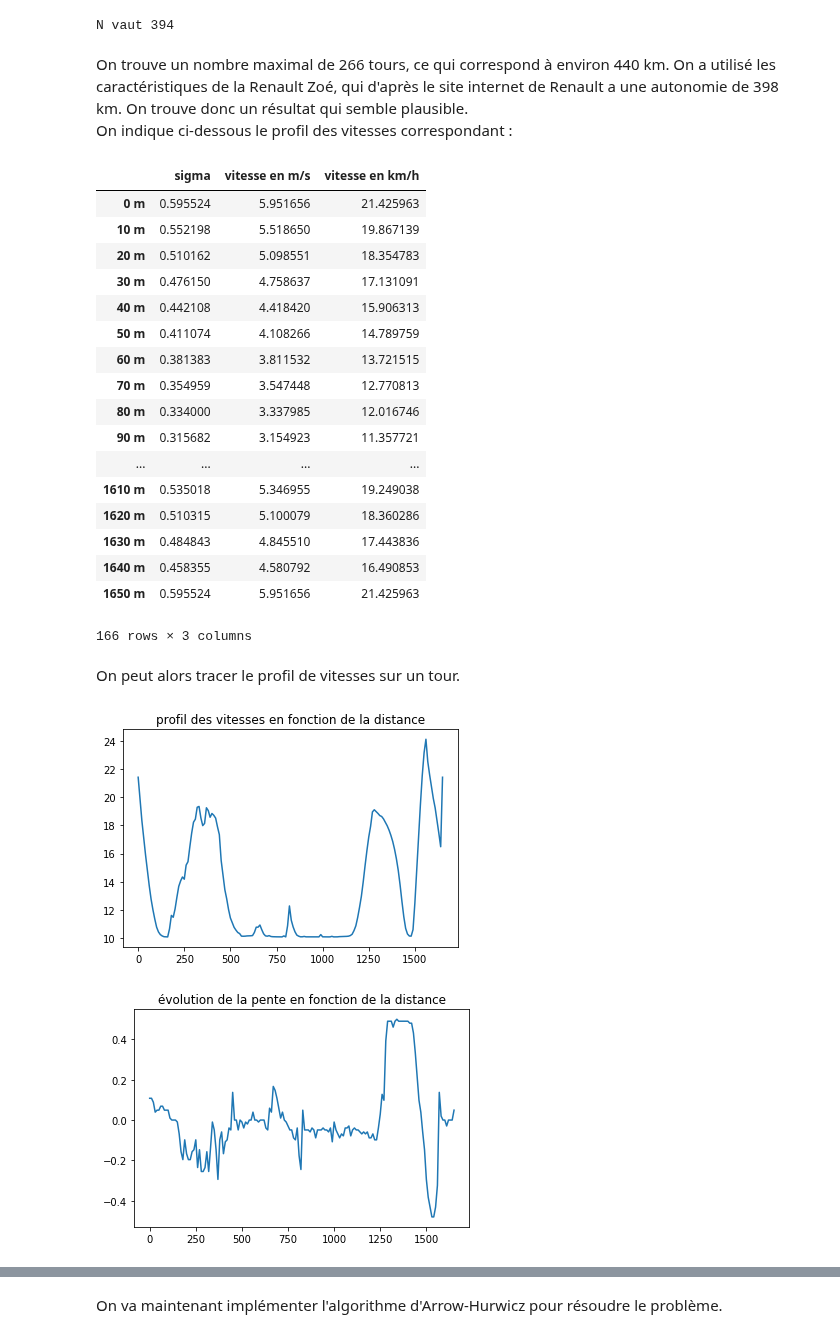
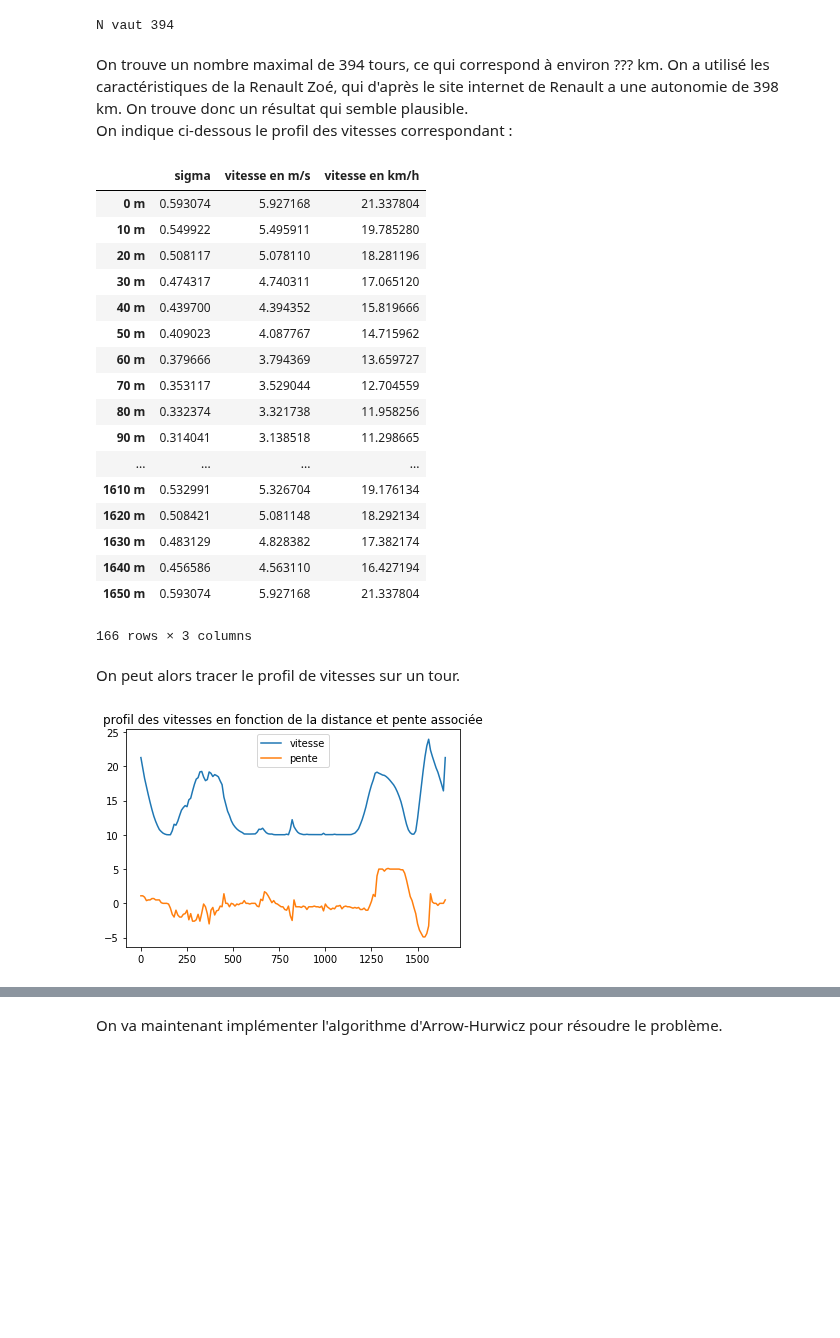
Before and after one commit to SandraClodion/projet-optim, a Jupyter notebook: Projet-optim.ipynb, the cells around one changed output, grey strips where cells are left out. Saved outputs shown, nothing was run; the diff lists cells and outputs as text; code cells hidden in the pictures; blank space fills up the shorter version.

```diff
--- a/Projet-optim.ipynb
+++ b/Projet-optim.ipynb
@@ -506,5 +506,6 @@ h_0=0.1
 h_1=1
 h_2=0.001
 
-v_min = 30 / 3.6
+v_min = 10 / 3.6
 v_max = 135 / 3.6
+print(v_min, v_max)
@@ -710,17 +721,15 @@ gamma2 = np.array([gamma.tolist()[10*i] for i in range(166)])
 # %%
-#fonctionne, ne pas toucher c'est précieux huhu
+from scipy.optimize import minimize
+res = minimize(lambda sigma : J(b_1, b_2, h_1, h_2, h_0, L, n, gamma, sigma),
+         np.array([5.0 for _ in range(n)]),
+         method='SLSQP',
+         constraints = [{'type':'eq', 'fun': lambda sigma: (sigma[-1]-sigma[0])*L/n},
+                        {'type': 'ineq', 'fun': lambda sigma: u(sigma, L, n, h_1, h_2, gamma)},
+                        {'type' : 'ineq', 'fun': lambda sigma : -u(sigma, L, n, h_1, h_2, gamma) + 1.0}],
+               jac = lambda sigma: grad_J(b_1, b_2, h_1, h_2, L, n, sigma, gamma),
+               bounds = [(v_min*n/L,v_max*n/L) for _ in range(n)],
+              options = {'maxiter' : 400})
 
-from scipy.optimize import minimize
-res = minimize(lambda sigma : J(b_1, b_2, h_1, h_2, h_0, L, n2, gamma2, sigma),
-         np.array([0.5 for _ in range(n2)]),
-         method='SLSQP',
-         constraints = [{'type':'eq', 'fun': lambda sigma: (sigma[-1]-sigma[0])*L/n2},
-                        {'type': 'ineq', 'fun': lambda sigma: u(sigma, L, n2, h_1, h_2, gamma2)},
-                        {'type' : 'ineq', 'fun': lambda sigma : -u(sigma, L, n2, h_1, h_2, gamma2) + 1.0}],
-               jac = lambda sigma: grad_J(b_1, b_2, h_1, h_2, L, n2, sigma, gamma2),
-               bounds = [(2.8*n2/L,37.5*n2/L) for _ in range(n2)], #borne inf de 10km/h
-               ftol = 10**(-8)
-               options = {"maxiter" : 1000})
 
 
 res
@@ -758,7 +751,7 @@ print(f"N vaut {int(E_tot/E_0)}")
 # %% [output]
 N vaut 394
 # %% [markdown]
-On trouve un nombre maximal de 266 tours, ce qui correspond à environ 440 km. On a utilisé les caractéristiques de la Renault Zoé, qui d'après le site internet de Renault a une autonomie de 398 km. On trouve donc un résultat qui semble plausible.
+On trouve un nombre maximal de 394 tours, ce qui correspond à environ ??? km. On a utilisé les caractéristiques de la Renault Zoé, qui d'après le site internet de Renault a une autonomie de 398 km. On trouve donc un résultat qui semble plausible.
 <br> On indique ci-dessous le profil des vitesses correspondant :
 # %%
 tableau_résultat = pd.DataFrame(sigma_optim, index = [f"{10*i} m" for i in range(n2)], columns = ["sigma"])
@@ -767,36 +760,36 @@ tableau_résultat["vitesse en km/h"] = 3.6*tableau_résultat["vitesse en m/s"]
 tableau_résultat
 # %% [output]
 |  | sigma | vitesse en m/s | vitesse en km/h |
-| 0 m | 0.595524 | 5.951656 | 21.425963 |
-| 10 m | 0.552198 | 5.518650 | 19.867139 |
-| 20 m | 0.510162 | 5.098551 | 18.354783 |
-| 30 m | 0.476150 | 4.758637 | 17.131091 |
-| 40 m | 0.442108 | 4.418420 | 15.906313 |
-| 50 m | 0.411074 | 4.108266 | 14.789759 |
-| 60 m | 0.381383 | 3.811532 | 13.721515 |
-| 70 m | 0.354959 | 3.547448 | 12.770813 |
-| 80 m | 0.334000 | 3.337985 | 12.016746 |
-| 90 m | 0.315682 | 3.154923 | 11.357721 |
+| 0 m | 0.593074 | 5.927168 | 21.337804 |
+| 10 m | 0.549922 | 5.495911 | 19.785280 |
+| 20 m | 0.508117 | 5.078110 | 18.281196 |
+| 30 m | 0.474317 | 4.740311 | 17.065120 |
+| 40 m | 0.439700 | 4.394352 | 15.819666 |
+| 50 m | 0.409023 | 4.087767 | 14.715962 |
+| 60 m | 0.379666 | 3.794369 | 13.659727 |
+| 70 m | 0.353117 | 3.529044 | 12.704559 |
+| 80 m | 0.332374 | 3.321738 | 11.958256 |
+| 90 m | 0.314041 | 3.138518 | 11.298665 |
 | ... | ... | ... | ... |
-| 1610 m | 0.535018 | 5.346955 | 19.249038 |
-| 1620 m | 0.510315 | 5.100079 | 18.360286 |
-| 1630 m | 0.484843 | 4.845510 | 17.443836 |
-| 1640 m | 0.458355 | 4.580792 | 16.490853 |
-| 1650 m | 0.595524 | 5.951656 | 21.425963 |
+| 1610 m | 0.532991 | 5.326704 | 19.176134 |
+| 1620 m | 0.508421 | 5.081148 | 18.292134 |
+| 1630 m | 0.483129 | 4.828382 | 17.382174 |
+| 1640 m | 0.456586 | 4.563110 | 16.427194 |
+| 1650 m | 0.593074 | 5.927168 | 21.337804 |
 166 rows × 3 columns
 # %% [markdown]
 On peut alors tracer le profil de vitesses sur un tour.
 # %%
+pente = np.array(table['pente'])
+pente2 = np.array([pente.tolist()[10*i] for i in range(166)])
 import matplotlib.pyplot as plt
 plt.figure(1)
 X = [10*i for i in range(n2)]
 Y = tableau_résultat["vitesse en km/h"]
-plt.plot(X, Y)
-plt.title('profil des vitesses en fonction de la distance')
-plt.figure(2)
-plt.plot(X, gamma2)
-plt.title('évolution de la pente en fonction de la distance')
+plt.plot(X, Y, label = 'vitesse')
+plt.plot(X, pente2, label = 'pente')
+plt.legend()
+plt.title('profil des vitesses en fonction de la distance et pente associée')
 plt.show()
 # %% [output]
-[figure, old version]
+[figure, new version]
-[figure, removed]
```
Also changed, not shown: parts of 13 cells of this notebook.
